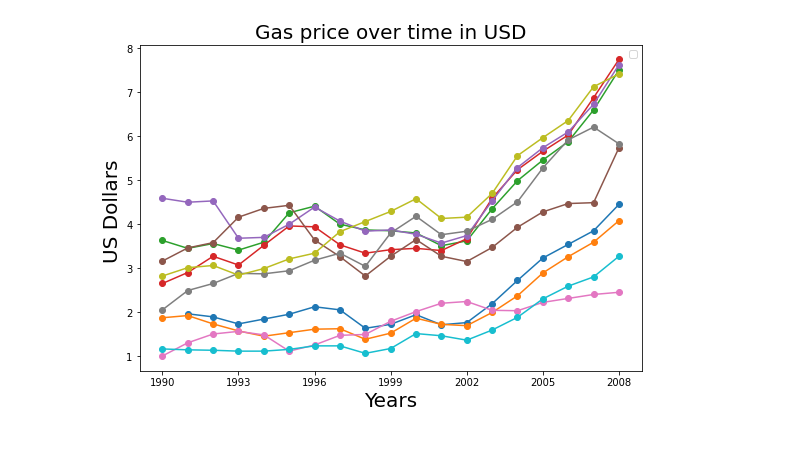
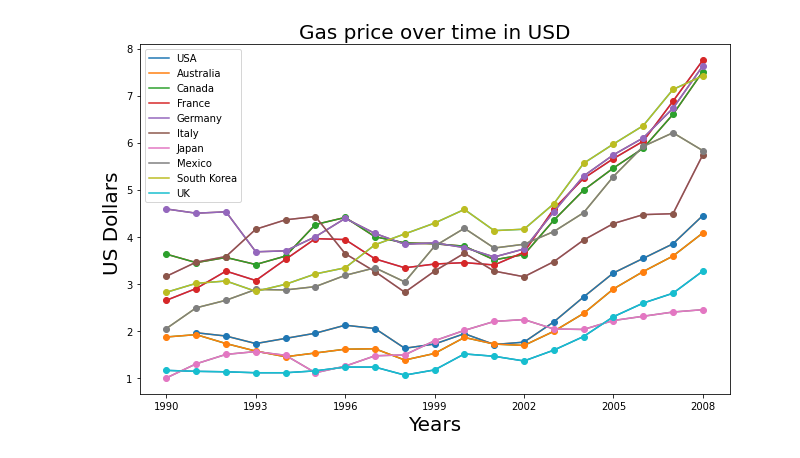
Before and after one commit to Kshitijzaeden/news-website, a Jupyter notebook: gas_prices.ipynb, the cells around one changed output. Saved outputs shown, nothing was run; the diff lists cells and outputs as text; code cells hidden in the pictures.

```diff
--- a/gas_prices.ipynb
+++ b/gas_prices.ipynb
@@ -6,20 +6,32 @@ import pandas as pd
 import matplotlib.pyplot as plt
 # %%
 gas=pd.read_csv('gas_prices.csv')
+country=pd.read_csv('gas_prices.csv')
+
 plt.figure(figsize=(9,6))
 
-plt.title("Gas price over time in USD",fontdict={'fontname':'Comic Sans Ms','fontsize':20})
+plt.plot(gas.Year,gas.USA,label='USA')
+plt.plot(gas.Year,gas.Australia,label='Australia')
+plt.plot(gas.Year,gas.Canada,label='Canada')
+plt.plot(gas.Year,gas.France,label='France')
+plt.plot(gas.Year,gas.Germany,label='Germany')
+plt.plot(gas.Year,gas.Italy,label='Italy')
+plt.plot(gas.Year,gas.Japan,label='Japan')
+plt.plot(gas.Year,gas.Mexico,label='Mexico')
+plt.plot(gas.Year,gas['South Korea'],label='South Korea')
+plt.plot(gas.Year,gas.UK,label='UK')
+
+plt.title("Gas price over time in USD",fontdict={'fontname':'Aerial black','fontsize':20})
 
 for country in gas:
   if country!="Year":
     plt.plot(gas.Year,gas[country],marker='o')
 
+plt.xticks(gas.Year[::3])
+plt.xlabel("Years",fontsize=20)
+plt.ylabel("US Dollars ",fontsize=20)
 
-
-plt.xticks(gas.Year[::3])
-plt.xlabel("Years",fontdict={'fontname':'Comic Sans Ms','fontsize':20})
-plt.ylabel("US Dollars ",fontdict={'fontname':'Comic Sans Ms','fontsize':20})
-
-plt.legend()
+plt.legend(loc="upper left")
+plt.tight_layout()
 plt.show()
 # %% [output]
@@ -27 +38 @@ WARNING:matplotlib.legend:No handles with labels found to put in legend.
-[figure, old version]
+[figure, new version]
```
Also changed, not shown: parts of 1 cell of this notebook.
